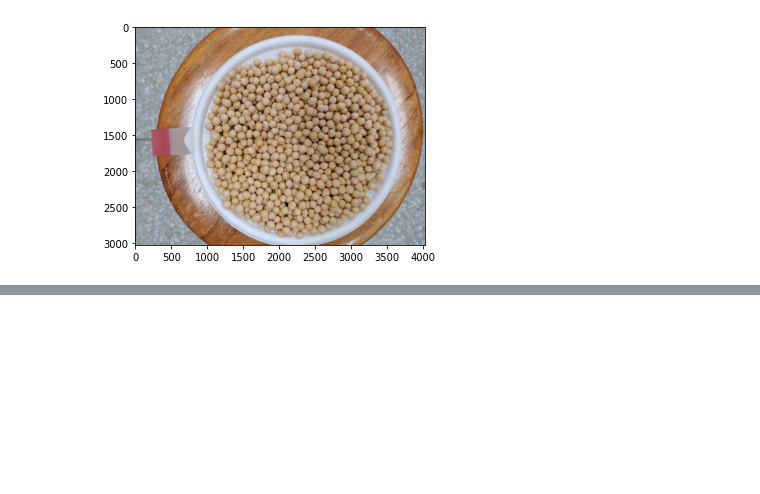
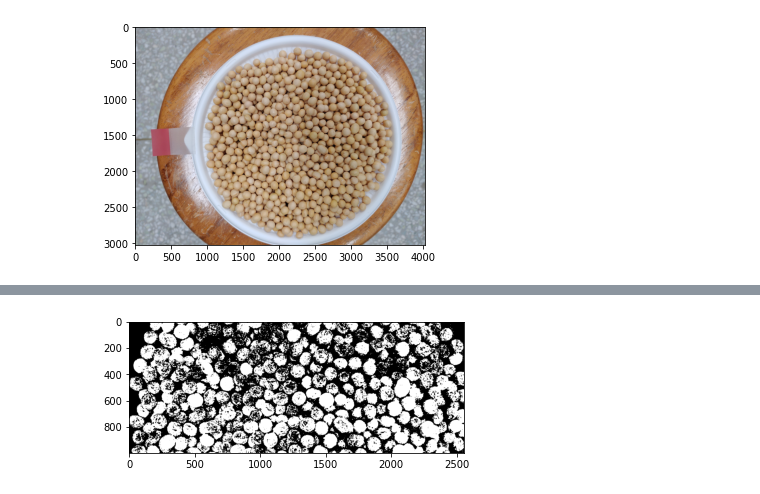
Before and after one commit to skyriver228/PNU-bean-count-night, a Jupyter notebook: main.ipynb, the cells around one changed output, grey strips where cells are left out. Saved outputs shown, nothing was run; the diff lists cells and outputs as text; code cells hidden in the pictures; blank space fills up the shorter version.

```diff
--- a/main.ipynb
+++ b/main.ipynb
@@ -472,0 +472,7 @@ plt.imshow(cv2.cvtColor(src, cv2.COLOR_BGR2RGB))
+# %%
+dst1 = bc.hsvRGB2Binary(dst)
+
+plt.imshow(dst1)
+plt.gray()
+# %% [output]
+[figure, added]
```
Also changed, not shown: parts of 35 cells of this notebook, 8 other files.
